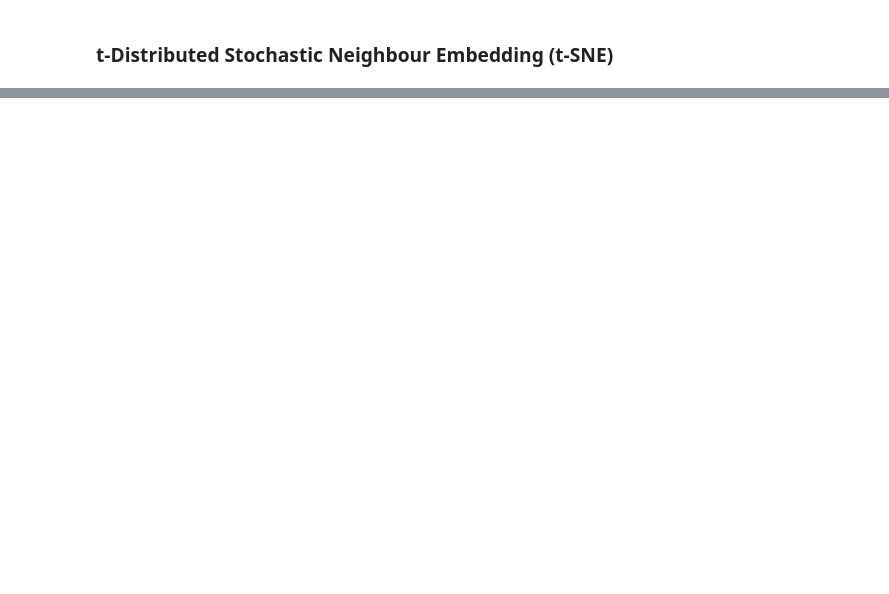
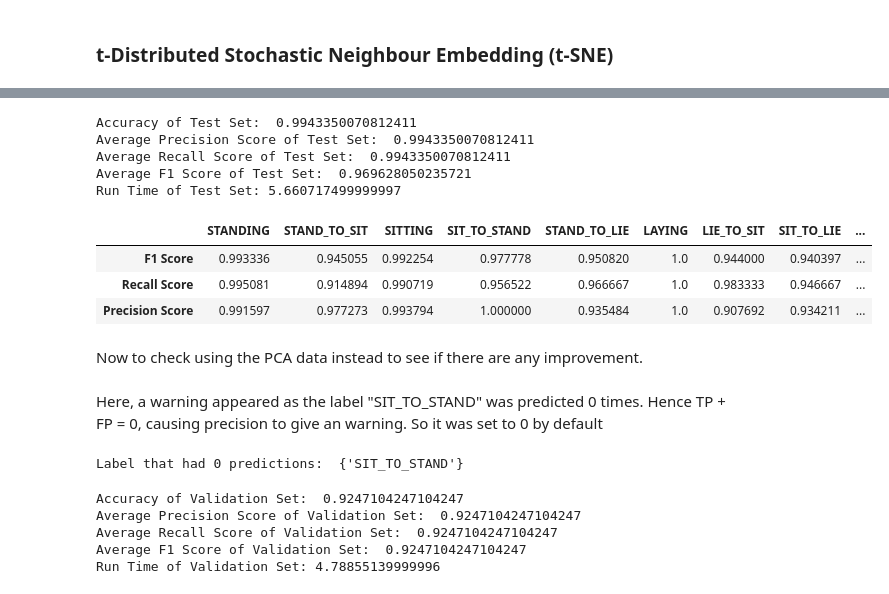
Before and after one commit to zunedz/CS3244-Project, a Jupyter notebook: Project.ipynb, the cells around one changed output, grey strips where cells are left out. Cells and saved outputs as stored; diff of their text form; code cells hidden in the pictures; blank space fills up the shorter version.

```diff
--- a/Project.ipynb
+++ b/Project.ipynb
@@ -590,0 +432,37 @@ However Factor 1 have several with similar loading, so we may need to consider o
+# %%
+# Running RandomForest with depth = 40, random state = 1300 for test set
+
+start_time = timer()
+fit_test = clf.fit(train_features, train_labels)
+pred_test = fit_test.predict(test_features)
+
+#Get etestuation metric
+accuracy_test = accuracy_score(test_labels, pred_test)
+elapsed_test = timer() - start_time
+f1_test = f1_score(test_labels, pred_test, average = None, labels = activity_label)
+avgf1_test = f1_score(test_labels, pred_test, average = "macro") #Using micro as labels are under represented
+recall_test = recall_score(test_labels, pred_test, average = None, labels = activity_label)
+avgrecall_test = recall_score(test_labels, pred_test, average = "micro") #Using micro as labels are under represented
+precision_test = precision_score(test_labels, pred_test, average = None, labels = activity_label)
+avgprec_test = precision_score(test_labels, pred_test, average = "micro") #Using micro as labels are under represented
+# %%
+print("Accuracy of Test Set: ", accuracy_test)
+print("Average Precision Score of Test Set: ", avgprec_test)
+print("Average Recall Score of Test Set: ", avgrecall_test)
+print("Average F1 Score of Test Set: ", avgf1_test)
+print("Run Time of Test Set:", elapsed_test)
+# %% [output]
+Accuracy of Test Set:  0.9943350070812411
+Average Precision Score of Test Set:  0.9943350070812411
+Average Recall Score of Test Set:  0.9943350070812411
+Average F1 Score of Test Set:  0.969628050235721
+Run Time of Test Set: 5.660717499999997
+# %%
+pd.DataFrame([f1_test] + [recall_test] + [precision_test], columns = activity_label, index = ["F1 Score", "Recall Score", "Precision Score"])
+# %% [output]
+|  | STANDING | STAND_TO_SIT | SITTING | SIT_TO_STAND | STAND_TO_LIE | LAYING | LIE_TO_SIT | SIT_TO_LIE | ... |
+| F1 Score | 0.993336 | 0.945055 | 0.992254 | 0.977778 | 0.950820 | 1.0 | 0.944000 | 0.940397 | ... |
+| Recall Score | 0.995081 | 0.914894 | 0.990719 | 0.956522 | 0.966667 | 1.0 | 0.983333 | 0.946667 | ... |
+| Precision Score | 0.991597 | 0.977273 | 0.993794 | 1.000000 | 0.935484 | 1.0 | 0.907692 | 0.934211 | ... |
+# %% [markdown]
+Now to check using the PCA data instead to see if there are any improvement.
@@ -590,0 +487,18 @@ However Factor 1 have several with similar loading, so we may need to consider o
+# %% [markdown]
+Here, a warning appeared as the label "SIT_TO_STAND" was predicted 0 times. Hence TP + FP = 0, causing precision to give an warning. So it was set to 0 by default
+# %%
+print("Label that had 0 predictions: ", set(val_labels) - set(pred_val2))
+# %% [output]
+Label that had 0 predictions:  {'SIT_TO_STAND'}
+# %%
+print("Accuracy of Validation Set: ", accuracy_val2)
+print("Average Precision Score of Validation Set: ", avgprec_val2)
+print("Average Recall Score of Validation Set: ", avgrecall_val2)
+print("Average F1 Score of Validation Set: ", avgf1_val2)
+print("Run Time of Validation Set:", elapsed_val2)
+# %% [output]
+Accuracy of Validation Set:  0.9247104247104247
+Average Precision Score of Validation Set:  0.9247104247104247
+Average Recall Score of Validation Set:  0.9247104247104247
+Average F1 Score of Validation Set:  0.9247104247104247
+Run Time of Validation Set: 4.78855139999996
```
Also changed, not shown: parts of 74 cells of this notebook.
